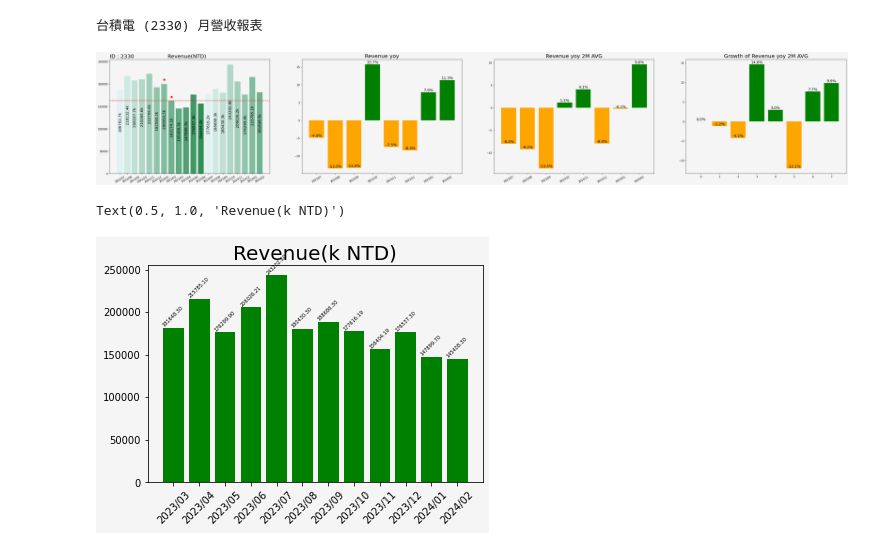
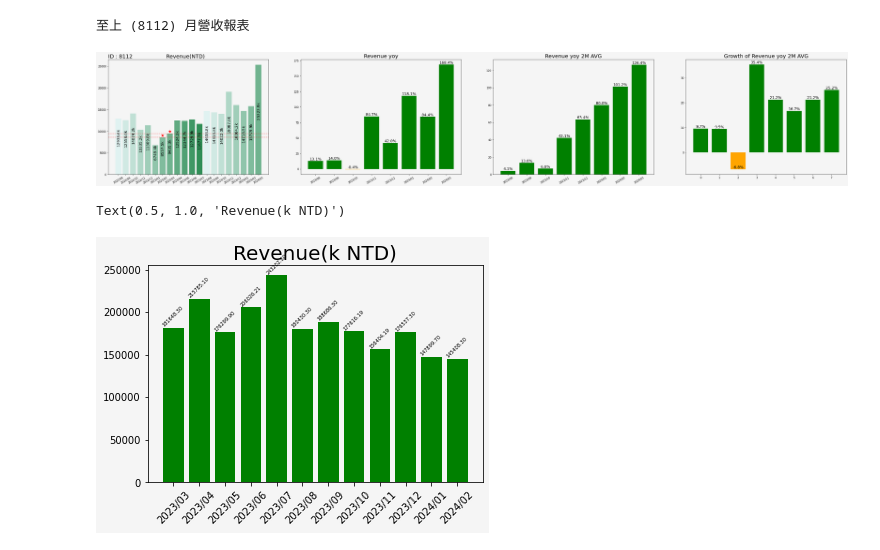
Before and after one commit to johnnyliao0325/Stock_RS_Strategy_Manager, a Jupyter notebook: Stock_RS_rate_analysis/fundamental.ipynb, the cells around one changed output. Cells and saved outputs as stored; diff of their text form; code cells hidden in the pictures.

```diff
--- a/Stock_RS_rate_analysis/fundamental.ipynb
+++ b/Stock_RS_rate_analysis/fundamental.ipynb
@@ -6,6 +6,8 @@ from selenium import webdriver
 from selenium.webdriver.common.by import By
 from selenium.webdriver.chrome.service import Service as ChromeService
 from webdriver_manager.chrome import ChromeDriverManager
+from selenium.webdriver.support.ui import WebDriverWait
+from selenium.webdriver.support import expected_conditions as EC
 import time
 from random import randint
 import pandas as pd
@@ -14,6 +16,8 @@ from tqdm import trange
 import yfinance as yf
 import matplotlib.pyplot as plt
 import datetime
+plt.rcParams['font.sans-serif'] = ['Microsoft JhengHei']  # 設置字體為微軟正黑體
+plt.rcParams['axes.unicode_minus'] = False  # 解決負號'-'顯示為方塊的問題
 # 字體顏色
 class bcolors:
     OK = '\033[92m' #GREEN
@@ -523,11 +906,11 @@ def month_revenue(stockID, n_months = 8):
     plt.title('Growth of Revenue yoy 2M AVG', fontsize=fsize)
     plt.show()
 # %%
-stockID = '2330'
+stockID = '8112'
 month_revenue(stockID, n_months=8)
 # %% [output]
-台積電 (2330) 月營收報表
+至上 (8112) 月營收報表
-[figure, old version]
+[figure, new version]
 # %%
 t = """年度/月份 營業收入（單位：千元） 累計營業收入（單位：千元）
 單月營收 去年同月營收 單月月增率 單月年增率 累計營收 去年累計營收 累積年增率
```
Also changed, not shown: parts of 4 cells of this notebook, 1 other file.
